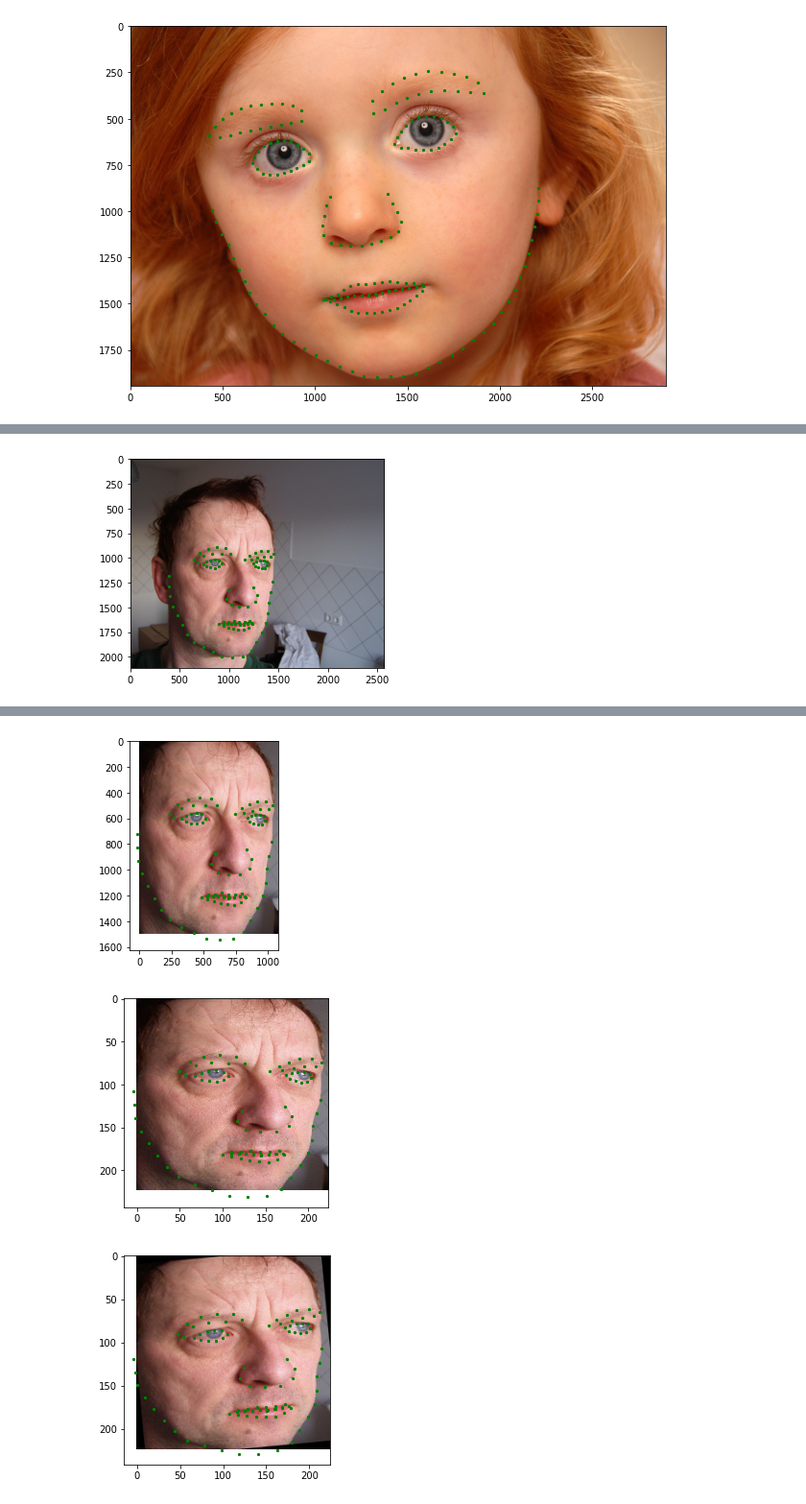
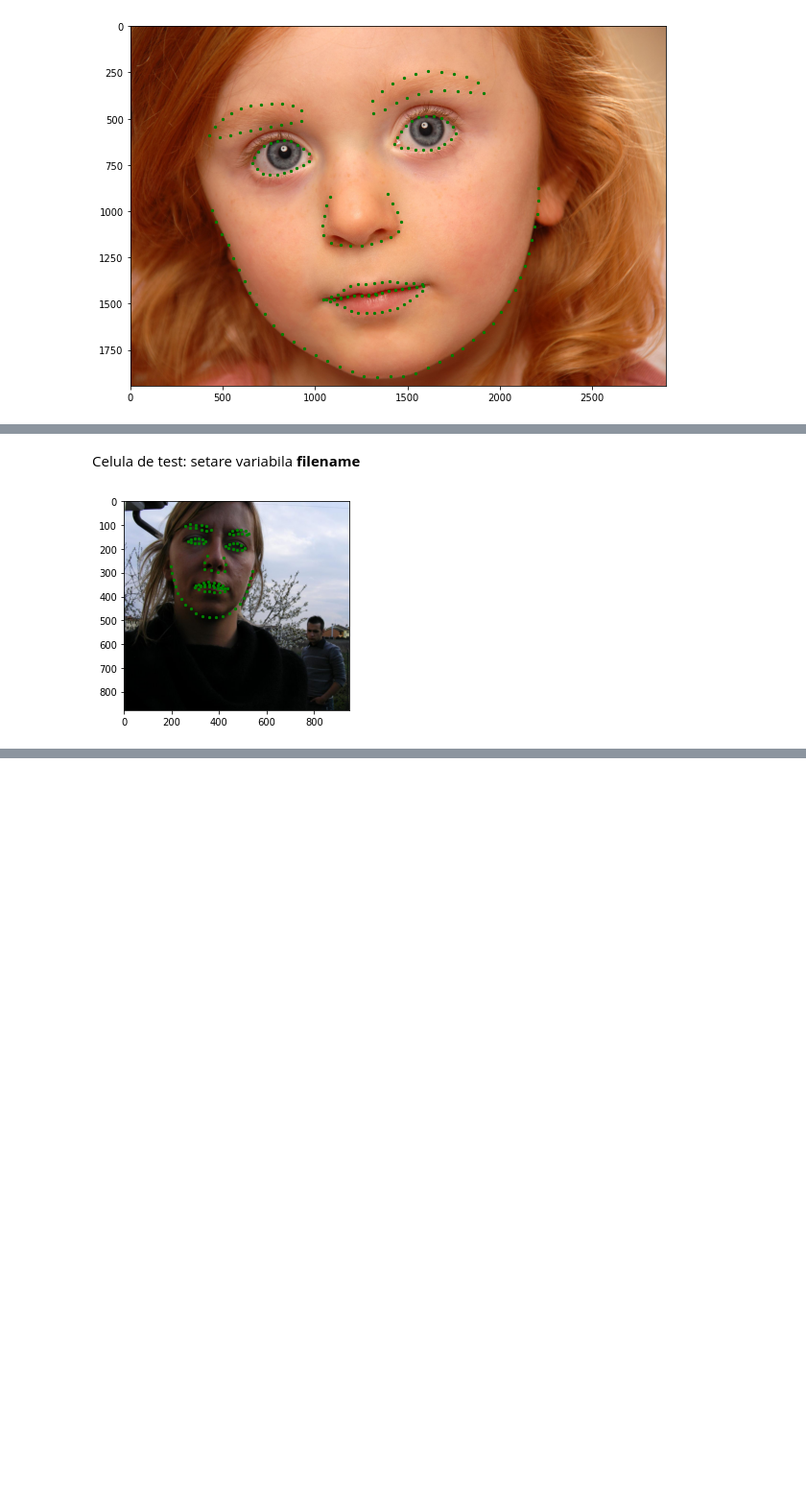
Before and after one commit to alexandrufiruti/masterlastyear, a Jupyter notebook: mlav/face_landmark_localization.ipynb, the cells around one changed output, grey strips where cells are left out. Shown at 96% size. Drawn from its saved outputs; the diff is of its cells as text; code cells hidden in the pictures; blank space fills up the shorter version.

```diff
--- a/mlav/face_landmark_localization.ipynb
+++ b/mlav/face_landmark_localization.ipynb
@@ -102,3 +99,6 @@ Successfully installed mtcnn-0.1.0
+# %% [markdown]
+Celula de test:
+setare variabila **filename**
 # %%
 from mtcnn import MTCNN
 import cv2
@@ -106,10 +106,25 @@ import random
 import imutils
 from PIL import Image
 from math import cos, sin, radians
+from torchvision import transforms
+from skimage.color import rgb2gray
+import matplotlib.pyplot as plt
 
 cropped_image_size = 224
-filename = '103887554_1'
+filename = '2393479404_1'
 angle_range = 10
+
+# x, y coordonate box fata stanga sus
+# w, h dimensiune box fata
+# central coordonatele punctului central din landmark
+def face_detected(x, y, w, h, central):
+  if (x<0) or (y<0) or (w<0) or (h<0):
+    return False
+  # verificam daca un punct central (landmark la nas) se afla in box
+  x_central, y_central = central
+  if not ((x_central>x) and (x_central<x+w) and (y_central>y) and (y_central<y+h)):
+    return False
+  return True
 
 # printare imagine si landmark suprapus
 def print_face_and_landmark(img, landmark):
@@ -139,38 +154,66 @@ def resize_image(img, landmarks, w, h):
 def rotate_image(img, landmarks):
   angle = random.uniform(-angle_range, +angle_range)
   np_image = imutils.rotate(np.array(img), angle)
 
   # https://www.sciencedirect.com/topics/computer-science/image-rotation
   rotational_center = np.array([cropped_image_size/2, cropped_image_size/2])
   # matrice de rotatie (https://en.wikipedia.org/wiki/Rotation_matrix)
   transformation_matrix = np.array([
             [+cos(radians(angle)), -sin(radians(angle))],
             [+sin(radians(angle)), +cos(radians(angle))]
             ])
   landmarks = landmarks-rotational_center
   landmarks_rotated = np.matmul(landmarks, transformation_matrix)
   landmarks_rotated = landmarks_rotated+rotational_center
 
   return Image.fromarray(np_image), landmarks_rotated
 
+# schimbare random de stralucire si saturatie
+def add_color_jitter(img):
+  color_jitter = transforms.ColorJitter(brightness=0.3,
+                                        contrast=0.3,
+                                        saturation=0.3,
+                                        hue=0.1)
+  img = color_jitter(img)
+  return img
+
+
 ##### PART I - START
 # Code de test: pentru a vizualiza operatiile de transformarea pentru o imagine
 img = cv2.cvtColor(cv2.imread("all_helen/"+filename+".jpg"), cv2.COLOR_BGR2RGB)
 landmarks = np.array(landmark_dict[filename])
 landmarks = landmarks[::2, :] # pentru ca sunt prea multe se elimina jumatate din punctele de landmark
 print_face_and_landmark(img, landmarks)
 
 detector = MTCNN()
-[x,y, w, h] = detect_face(img)
+[x, y, w, h] = detect_face(img)
+# !!! problema: poate sa nu detecteze nicio fata (e.g. 2393479404_1) sau poate detecta o alta fata
+# decat cea pentru care e disponibil landmark-ul (in cazul imaginilor cu mai multe fete e.g. 2125467698_1)
+fd = face_detected(x, y, w, h, landmarks[int(landmarks.shape[0]/2), :])
 
-cropped_img, landmarks_after_crop = crop_face(img, landmarks, x, y, w, h)
-print_face_and_landmark(cropped_img, landmarks_after_crop)
+if fd:
+  cropped_img, landmarks_after_crop = crop_face(img, landmarks, x, y, w, h)
+  print_face_and_landmark(cropped_img, landmarks_after_crop)
 
-cropped_img_resized, landmarks_after_resize = resize_image(cropped_img, landmarks_after_crop, w, h)
-print_face_and_landmark(cropped_img_resized, landmarks_after_resize)
+  cropped_img_resized, landmarks_after_resize = resize_image(cropped_img, landmarks_after_crop, w, h)
+  print_face_and_landmark(cropped_img_resized, landmarks_after_resize)
 
-rotated_img, landmarks_after_rotate = rotate_image(cropped_img_resized, landmarks_after_resize)
-print_face_and_landmark(rotated_img, landmarks_after_rotate)
+  rotated_img, landmarks_after_rotate = rotate_image(cropped_img_resized, landmarks_after_resize)
+  print_face_and_landmark(rotated_img, landmarks_after_rotate)
+
+  color_jitter_img = add_color_jitter(rotated_img)
+  print_face_and_landmark(color_jitter_img, landmarks_after_rotate)
+
+  color_jitter_img = np.array(color_jitter_img)
+  final_img = rgb2gray(color_jitter_img)
+  final_landmarks = landmarks_after_rotate
+  plt.imshow(final_img, cmap=plt.cm.gray)
+  plt.scatter(final_landmarks[:,0], final_landmarks[:,1], s = 5, c = 'g')
+  plt.show()
+else:
+  print("No face detected, sorry!")
+
+
 ##### PART I - STOP
 # %% [output]
-[figure, old version]
+[figure, new version]
@@ -179,3 +220,0 @@ WARNING:tensorflow:6 out of the last 22 calls to <function Model.make_predict_fu
-[figure, removed]
-[figure, removed]
-[figure, removed]
```
Also changed, not shown: parts of 4 cells of this notebook.
